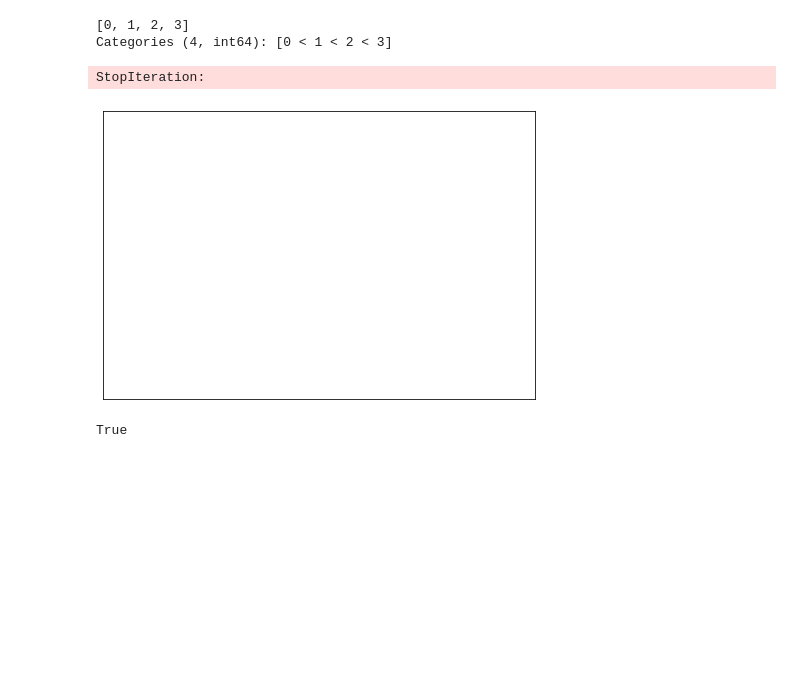
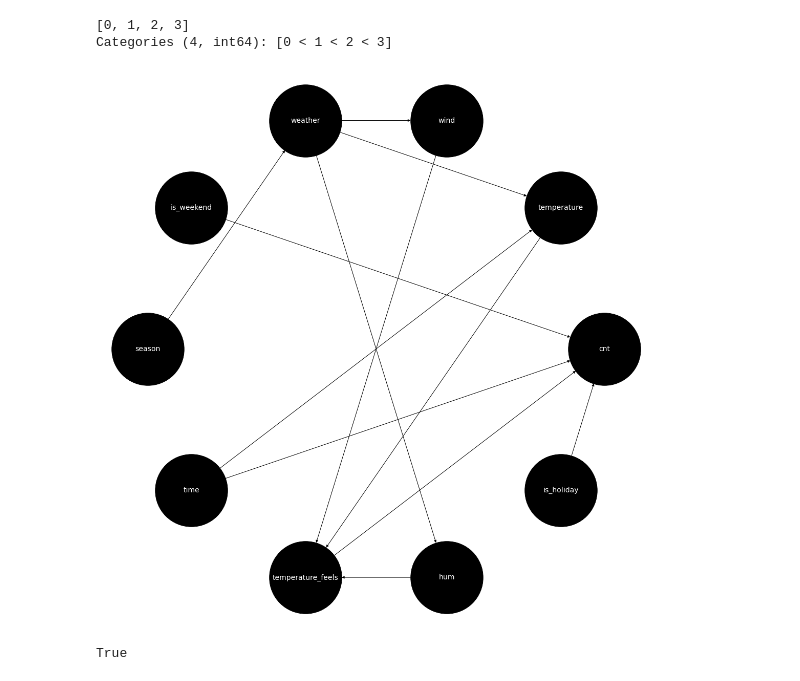
Before and after one commit to pietroepis/faikr-m3-project, a Jupyter notebook: main.ipynb, the cells around one changed output. Saved outputs shown, nothing was run; the diff lists cells and outputs as text; code cells hidden in the pictures; blank space fills up the shorter version.

```diff
--- a/main.ipynb
+++ b/main.ipynb
@@ -71,25 +71,35 @@ Categories (4, int64): [0 < 1 < 2 < 3]
 # %%
 network = BayesianNetwork()
 network.add_nodes_from(["cnt", "temperature", "wind", "weather", "is_weekend", "season", "time", "temperature_feels", "hum", "is_holiday"])
 
 network.add_edge("season", "weather")
 network.add_edge("time", "temperature")
 network.add_edge("weather", "temperature")
 network.add_edge("weather", "hum")
 network.add_edge("weather", "wind")
 network.add_edge("temperature", "temperature_feels")
 network.add_edge("hum", "temperature_feels")
 network.add_edge("wind", "temperature_feels")
 network.add_edge("is_holiday", "cnt")
 network.add_edge("is_weekend", "cnt")
 network.add_edge("time", "cnt")
 network.add_edge("temperature_feels", "cnt")
 
-# nx.draw(network, with_labels=True)
-# plt.show()
+params = {
+    "with_labels": True,
+    "arrowsize": 10,
+    "node_size": 20000,
+    "font_size": 14,
+    "node_color": "black",
+    "font_color": "white",
+    "node_shape": 'o'
+}
+
+plt.figure(figsize = (15, 15))
+nx.draw_circular(network, **params)
+plt.show()
 # %% [output]
-StopIteration:
-[figure, old version]
+[figure, new version]
 # %%
 def createCPD(name, parents):
     domains = [sorted(data[p].unique()) for p in parents]
```
Also changed, not shown: parts of 3 cells of this notebook.
